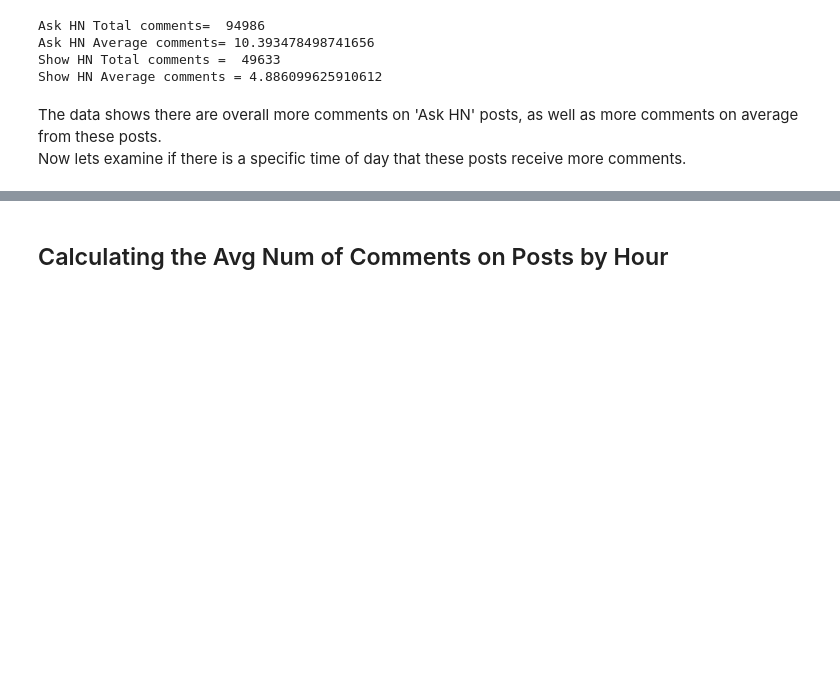
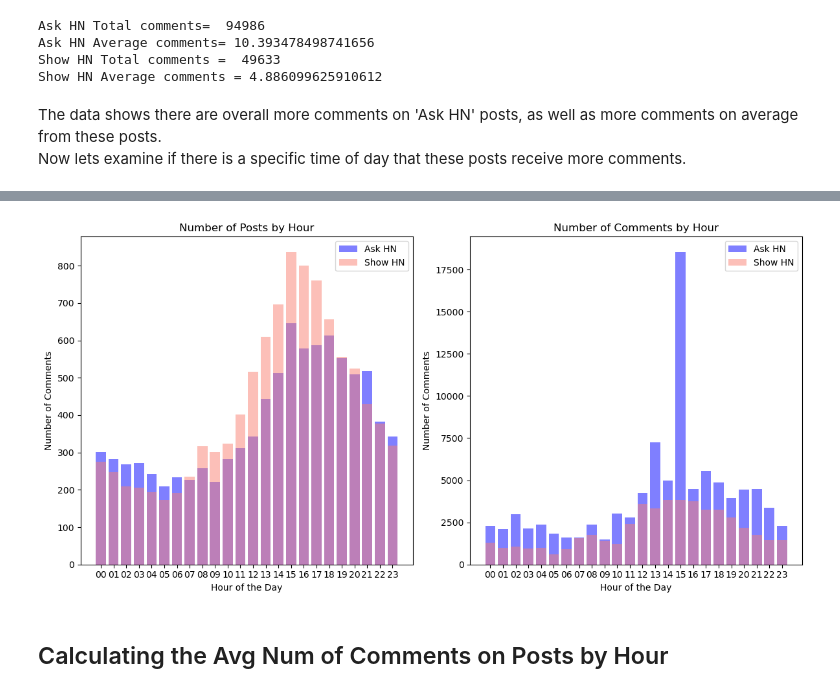
Before and after one commit to gfulham/Analysis-of-Hacker-News-posts-, a Jupyter notebook: notebooks/Hacker News posts analysis.ipynb, the cells around one changed output, grey strips where cells are left out. Cells and saved outputs as stored; diff of their text form; code cells hidden in the pictures; blank space fills up the shorter version.

```diff
--- a/notebooks/Hacker News posts analysis.ipynb
+++ b/notebooks/Hacker News posts analysis.ipynb
@@ -24,2 +15,8 @@ C:\Users\gfulham\Dataquest_JPNBs\1_intro_exercises
+# %%
+data_csv = "HN_posts_year_to_Sep_26_2016.csv"
+
+current_dir = os.getcwd()
+parent_dir = os.path.dirname(current_dir)
+data = os.path.join(parent_dir, 'data', data_csv)
 # %%
 # Reading in data as a list of lists instead of a df. Only since beginner course and working with lists
@@ -182,3 +248,33 @@ comments_by_hour
+# %%
+# Plotting the data
+plt.figure(figsize=(12, 6))
+
+# Plot for posts
+plt.subplot(1, 2, 1)
+plt.bar(posts_sorted_hour_ask, [posts_by_hour_ask[hour] for hour in posts_sorted_hour_ask], color='skyblue', alpha=0.5, label='Ask HN')
+plt.bar(posts_sorted_hour_show, [posts_by_hour_show[hour] for hour in posts_sorted_hour_show], color='salmon', alpha=0.5, label='Show HN')
+plt.legend()
+plt.xlabel('Hour of the Day')
+plt.ylabel('Number of Comments')
+plt.title('Number of Posts by Hour')
+plt.xticks(range(24))
+plt.grid(False)
+
+# Plot for comments
+plt.subplot(1, 2, 2)
+plt.bar(comments_sorted_hours_ask, [comments_by_hour_ask[hour] for hour in comments_sorted_hours_ask], color='skyblue', alpha=0.5, label='Ask HN')
+plt.bar(comments_sorted_hours_show, [comments_by_hour_show[hour] for hour in comments_sorted_hours_show], color='salmon', alpha=0.5, label='Show HN')
+plt.legend()
+plt.xlabel('Hour of the Day')
+plt.ylabel('Number of Comments')
+plt.title('Number of Comments by Hour')
+plt.xticks(range(24))
+plt.grid(False)
+
+plt.tight_layout()
+plt.show()
+# %% [output]
+[figure, added]
 # %% [markdown]
 ## Calculating the Avg Num of Comments on Posts by Hour
 # %%
```
Also changed, not shown: parts of 12 cells of this notebook, 3 other files.
